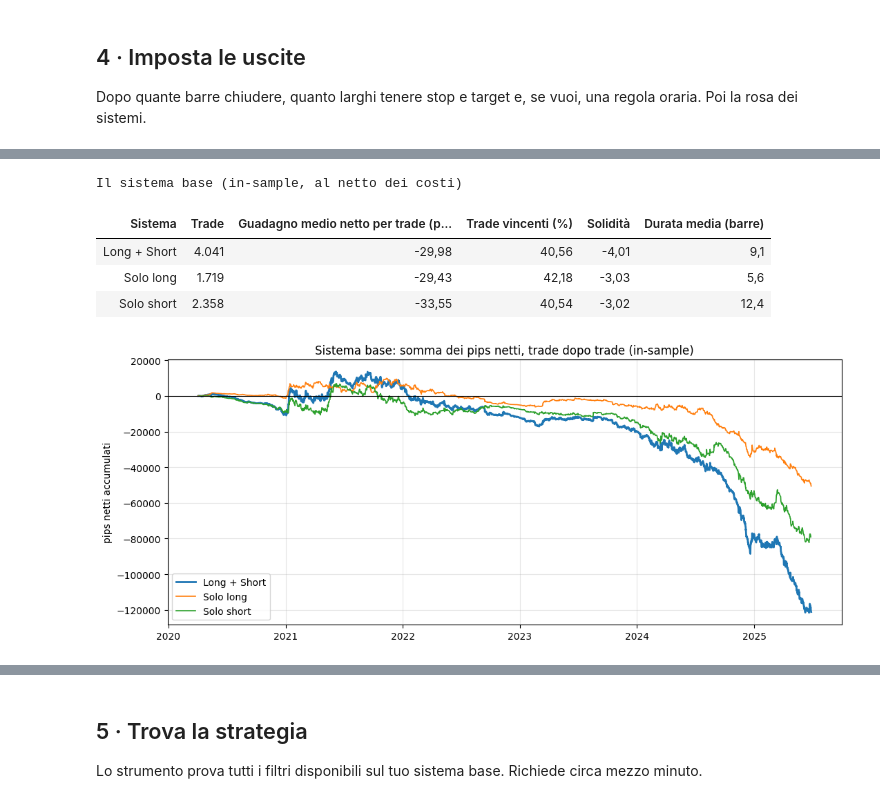
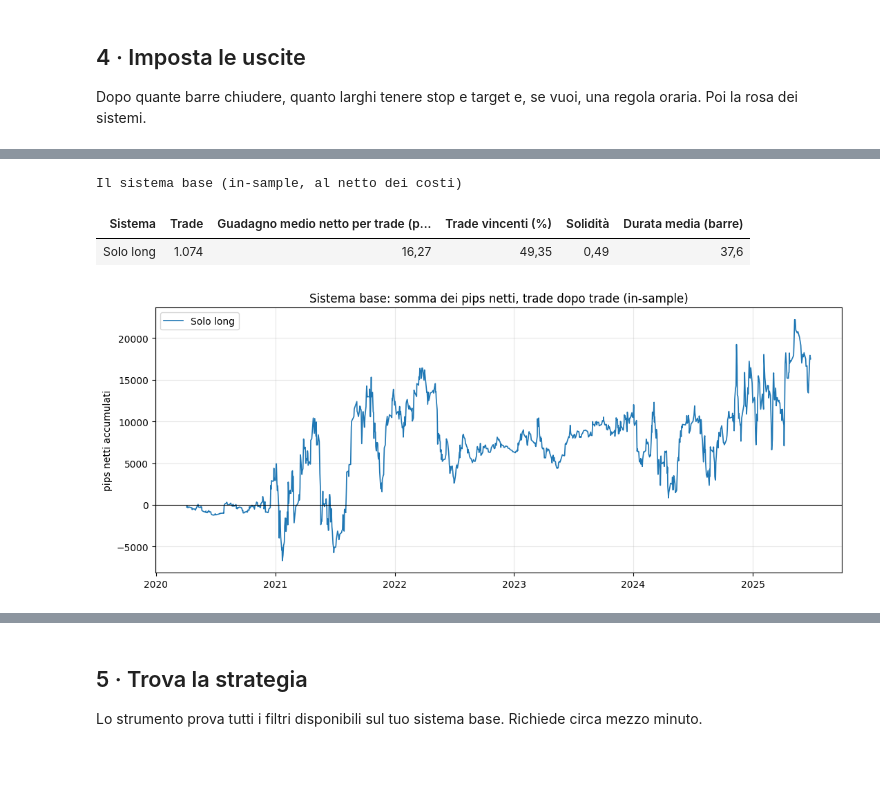
Before and after one commit to matti410/Trading-System-Creator_V4, a Jupyter notebook: Trading_System_Lab_Crypto.ipynb, the cells around one changed output, grey strips where cells are left out. Cells and saved outputs as stored; diff of their text form; code cells hidden in the pictures; blank space fills up the shorter version.

```diff
--- a/Trading_System_Lab_Crypto.ipynb
+++ b/Trading_System_Lab_Crypto.ipynb
@@ -94,7 +94,7 @@ mercato = "PERP"  #@param ["PERP", "SPOT"]
 moneta = "BTC"  #@param ["BTC", "ETH", "SOL", "XRP"]
 timeframe = "M15"  #@param ["M5", "M15", "M30", "H1", "H4"]
 #@markdown Orizzonte di osservazione, in barre del timeframe scelto (su M15: 4 barre = 1 ora).
-orizzonte = 31  #@param {type:"slider", min:4, max:96, step:1}
+orizzonte = 41  #@param {type:"slider", min:4, max:96, step:1}
 
 strumento = f"{exchange}_{mercato}_{moneta}USDT"     # es. BINANCE_PERP_BTCUSDT (engine/simboli.py)
 s = prepara(strumento, H=orizzonte, cartella=DATI_DIR, timeframe=timeframe)
@@ -193,24 +194,22 @@ Dopo quante barre chiudere, quanto larghi tenere stop e target e, se vuoi, una r
 # %%
 #@title 4 · Imposta le uscite { display-mode: "form" }
 #@markdown Uscita a tempo, in barre (può essere diversa fra long e short)
-barre_long = 6  #@param {type:"slider", min:1, max:96, step:1}
+barre_long = 41  #@param {type:"slider", min:1, max:96, step:1}
 barre_short = 13  #@param {type:"slider", min:1, max:96, step:1}
 #@markdown Stop e target adattivi, come percentile (0 = spento)
 stop = 90  #@param {type:"slider", min:0, max:99, step:1}
 target = 0  #@param {type:"slider", min:0, max:99, step:1}
 #@markdown Regola oraria (facoltativa): `X_ORA_@16:00` chiude alle 16:00 UTC; `X_INVERSIONE_TREND` chiude quando arriva un'ora rossa (per il long) o verde (per lo short) del profilo 2b; `X_ORA_@17:00` è l'uscita del momentum intraday (E36, E37: si entra alle 16:30) e del momentum dopo un salto (E40); `X_ORA_@22:00_UTC` e `X_ORA_@13:00_UTC` chiudono all'ora UTC fissa, per le coppie di ore E38 (si entra alle 21:00 UTC) ed E39 (alle 12:00 UTC)
 regola_uscita = "nessuna"  #@param ["nessuna", "X_INVERSIONE_TREND", "X_ORA_@16:00", "X_ORA_@17:00", "X_ORA_@22:00_UTC", "X_ORA_@13:00_UTC"] {allow-input: true}
 
 imposta_uscite(s, barre_long=barre_long, barre_short=barre_short, sl=stop, tp=target,
                regola_uscita=regola_uscita);
 # %% [output]
 [interactive output not drawn]
 Il sistema base (in-sample, al netto dei costi)
 | Sistema | Trade | Guadagno medio netto per trade (p... | Trade vincenti (%) | Solidità | Durata media (barre) |
-| Long + Short | 4.041 | -29,98 | 40,56 | -4,01 | 9,1 |
-| Solo long | 1.719 | -29,43 | 42,18 | -3,03 | 5,6 |
-| Solo short | 2.358 | -33,55 | 40,54 | -3,02 | 12,4 |
+| Solo long | 1.074 | 16,27 | 49,35 | 0,49 | 37,6 |
-[figure, old version]
+[figure, new version]
 [interactive output not drawn]
 # %%
 #@title 4b · La rosa dei sistemi { display-mode: "form" }
```
Also changed, not shown: parts of 10 cells of this notebook.
